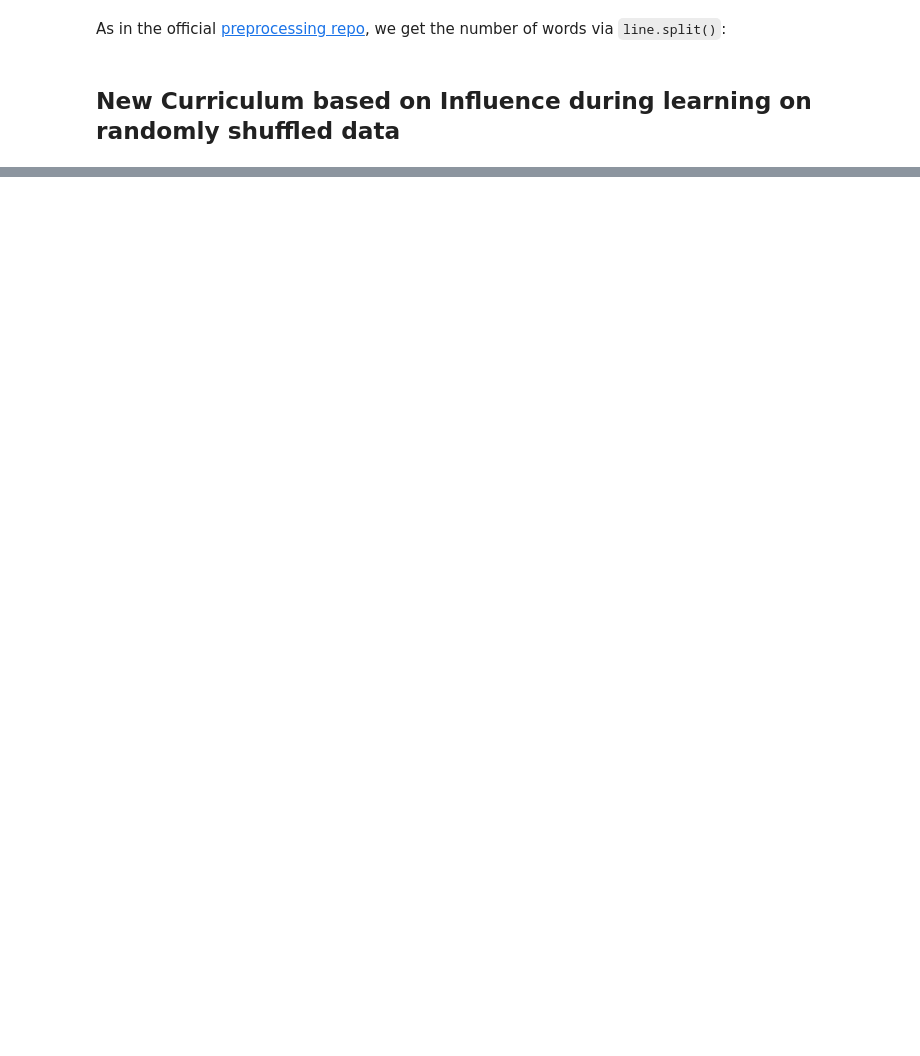
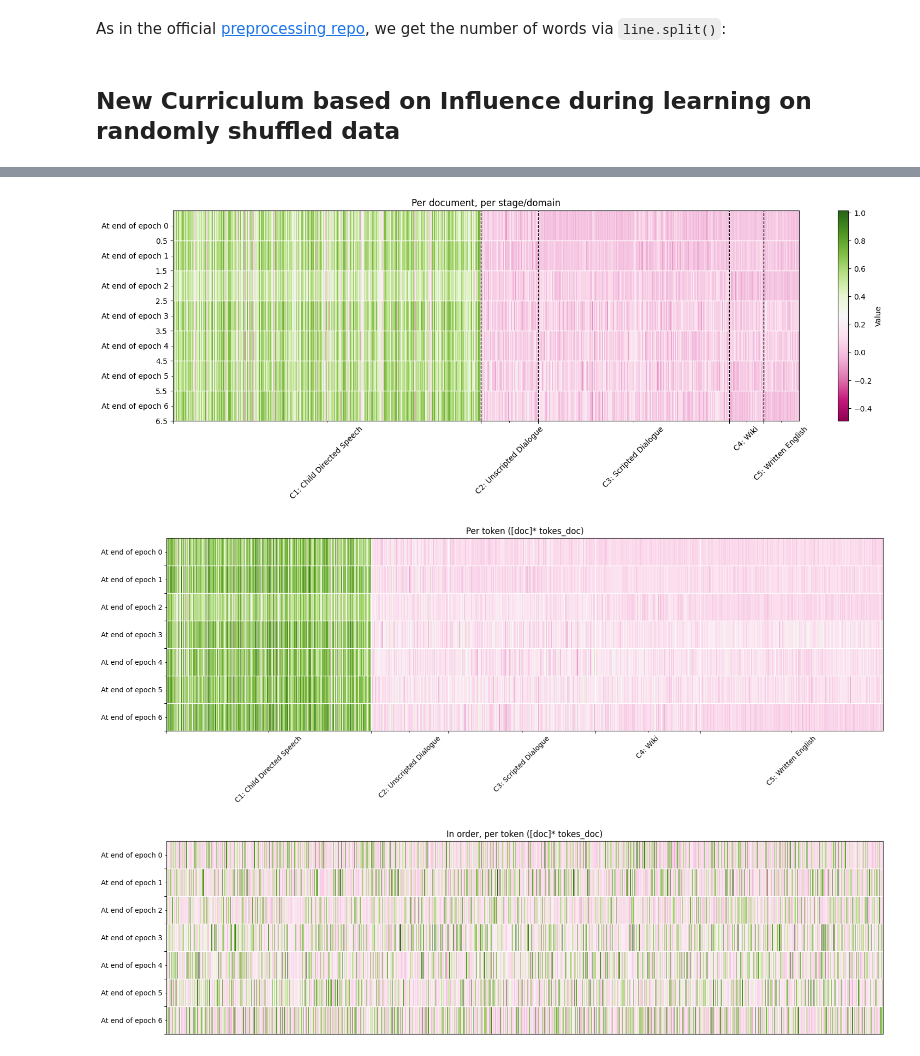
Before and after one commit to loris3/babylm, a Jupyter notebook: influence_curricula.ipynb, the cells around one changed output, grey strips where cells are left out. Cells and saved outputs as stored; diff of their text form; code cells hidden in the pictures; blank space fills up the shorter version.

```diff
--- a/influence_curricula.ipynb
+++ b/influence_curricula.ipynb
@@ -103,0 +108,8 @@ tasks = [(model.id, model.id.replace("_random","")) for model in list_models(aut
+# %%
+
+
+from itertools import product
+
+import config
+
+jobs = [(d+"_"+t+"_"+"random", d) for d, t in product(config.datasets, config.model_types)]
@@ -229,0 +261,9 @@ FileNotFoundError: [Errno 2] No such file or directory: './mean_influence/strati
+# %%
+import plotting
+plotting.plot_per_document_per_stage(df[influence_cols.to_list() + ["stage"]], curriculum)
+plotting.plot_per_token_per_stage(df[influence_cols.to_list() + ["stage","document_lenght"]], curriculum)
+plotting.plot_per_token_in_order(df[influence_cols.to_list() + ["stage","document_lenght"]], curriculum)
+# %% [output]
+[figure, added]
+[figure, added]
+[figure, added]
```
Also changed, not shown: parts of 57 cells of this notebook, 36 other files.
